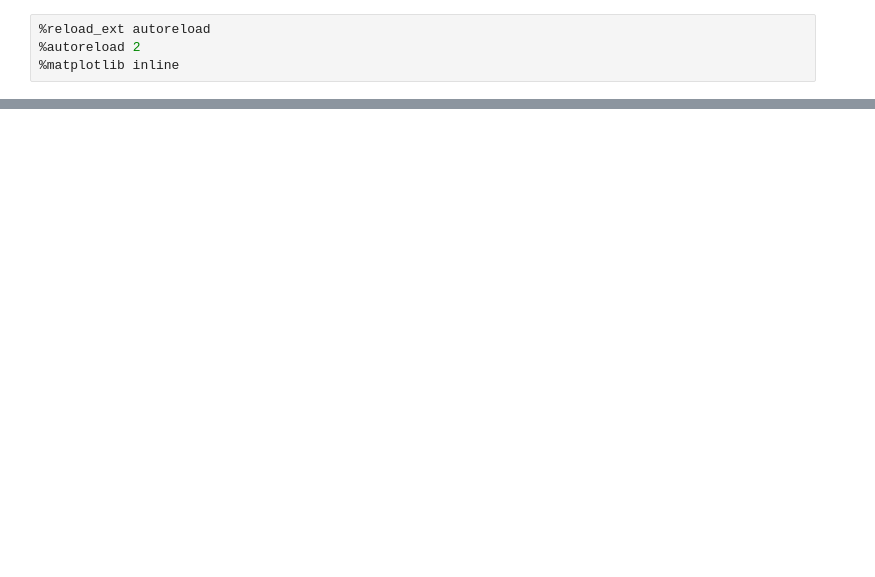
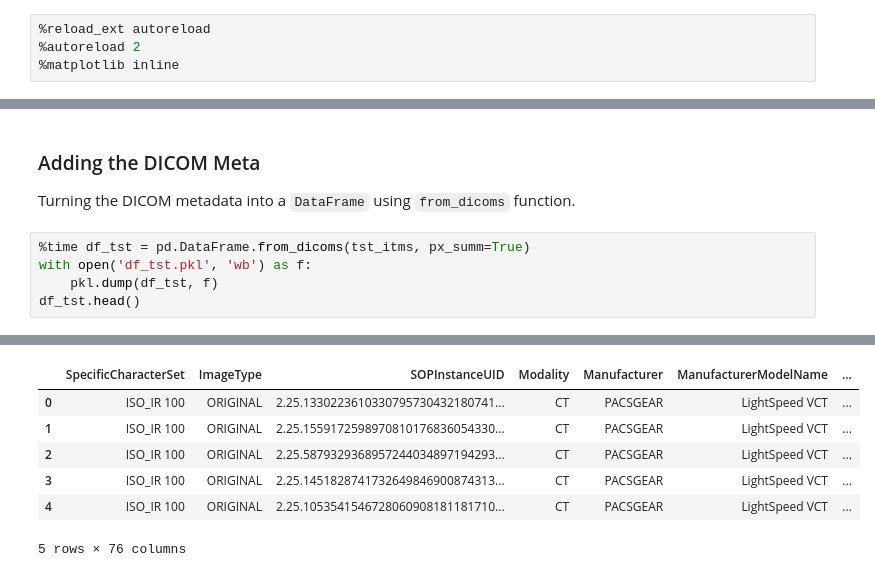
Before and after one commit to amalhot5/pulmonary-fibrosis-progression, a Jupyter notebook: model-building.ipynb, the cells around one changed output, grey strips where cells are left out. Drawn from its saved outputs; the diff is of its cells as text; blank space fills up the shorter version.

Commit message:
Added Part 1 to model-building notebook

```diff
--- a/model-building.ipynb
+++ b/model-building.ipynb
@@ -39,0 +134,10 @@ df_test.head()
+# %% [markdown]
+### Adding the DICOM Meta
+
+Turning the DICOM metadata into a `DataFrame` using `from_dicoms` function.
+# %%
+%time df_tst = pd.DataFrame.from_dicoms(tst_itms, px_summ=True)
+with open('df_tst.pkl', 'wb') as f:
+    pkl.dump(df_tst, f)
+df_tst.head()
+# %% [output]
@@ -39,0 +146,7 @@ df_test.head()
+|  | SpecificCharacterSet | ImageType | SOPInstanceUID | Modality | Manufacturer | ManufacturerModelName | ... |
+| 0 | ISO_IR 100 | ORIGINAL | 2.25.1330223610330795730432180741... | CT | PACSGEAR | LightSpeed VCT | ... |
+| 1 | ISO_IR 100 | ORIGINAL | 2.25.1559172598970810176836054330... | CT | PACSGEAR | LightSpeed VCT | ... |
+| 2 | ISO_IR 100 | ORIGINAL | 2.25.5879329368957244034897194293... | CT | PACSGEAR | LightSpeed VCT | ... |
+| 3 | ISO_IR 100 | ORIGINAL | 2.25.1451828741732649846900874313... | CT | PACSGEAR | LightSpeed VCT | ... |
+| 4 | ISO_IR 100 | ORIGINAL | 2.25.1053541546728060908181181710... | CT | PACSGEAR | LightSpeed VCT | ... |
+5 rows × 76 columns
```
Also changed, not shown: parts of 26 cells of this notebook, 1 other file.
